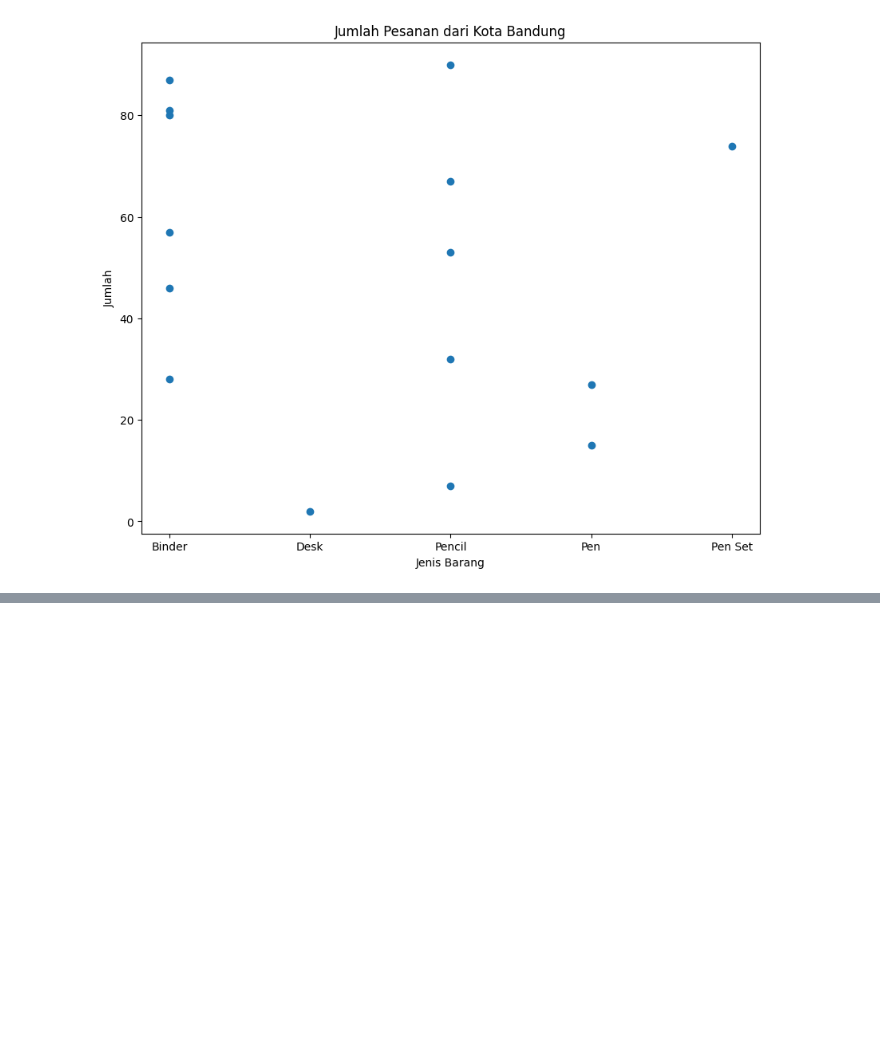
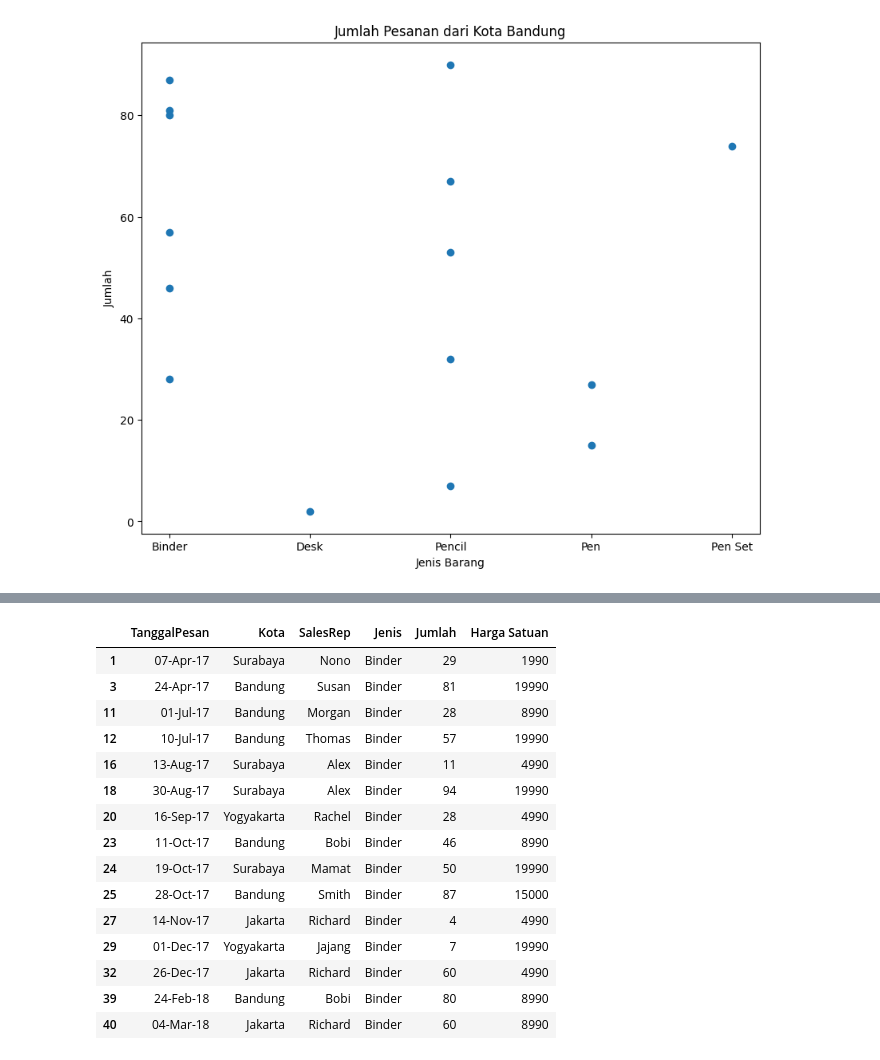
Before and after one commit to mrizkialakbar/UAS_VisualisasiData, a Jupyter notebook: SupplyKantor.ipynb, the cells around one changed output, grey strips where cells are left out. Saved outputs shown, nothing was run; the diff lists cells and outputs as text; code cells hidden in the pictures; blank space fills up the shorter version.

```diff
--- a/SupplyKantor.ipynb
+++ b/SupplyKantor.ipynb
@@ -73,0 +96,20 @@ plt.show()
+# %%
+data_filtered3 = df [df['Jenis']=='Binder']
+data_filtered3
+# %% [output]
+|  | TanggalPesan | Kota | SalesRep | Jenis | Jumlah | Harga Satuan |
+| 1 | 07-Apr-17 | Surabaya | Nono | Binder | 29 | 1990 |
+| 3 | 24-Apr-17 | Bandung | Susan | Binder | 81 | 19990 |
+| 11 | 01-Jul-17 | Bandung | Morgan | Binder | 28 | 8990 |
+| 12 | 10-Jul-17 | Bandung | Thomas | Binder | 57 | 19990 |
+| 16 | 13-Aug-17 | Surabaya | Alex | Binder | 11 | 4990 |
+| 18 | 30-Aug-17 | Surabaya | Alex | Binder | 94 | 19990 |
+| 20 | 16-Sep-17 | Yogyakarta | Rachel | Binder | 28 | 4990 |
+| 23 | 11-Oct-17 | Bandung | Bobi | Binder | 46 | 8990 |
+| 24 | 19-Oct-17 | Surabaya | Mamat | Binder | 50 | 19990 |
+| 25 | 28-Oct-17 | Bandung | Smith | Binder | 87 | 15000 |
+| 27 | 14-Nov-17 | Jakarta | Richard | Binder | 4 | 4990 |
+| 29 | 01-Dec-17 | Yogyakarta | Jajang | Binder | 7 | 19990 |
+| 32 | 26-Dec-17 | Jakarta | Richard | Binder | 60 | 4990 |
+| 39 | 24-Feb-18 | Bandung | Bobi | Binder | 80 | 8990 |
+| 40 | 04-Mar-18 | Jakarta | Richard | Binder | 60 | 8990 |
```
Also changed, not shown: parts of 3 cells of this notebook.
